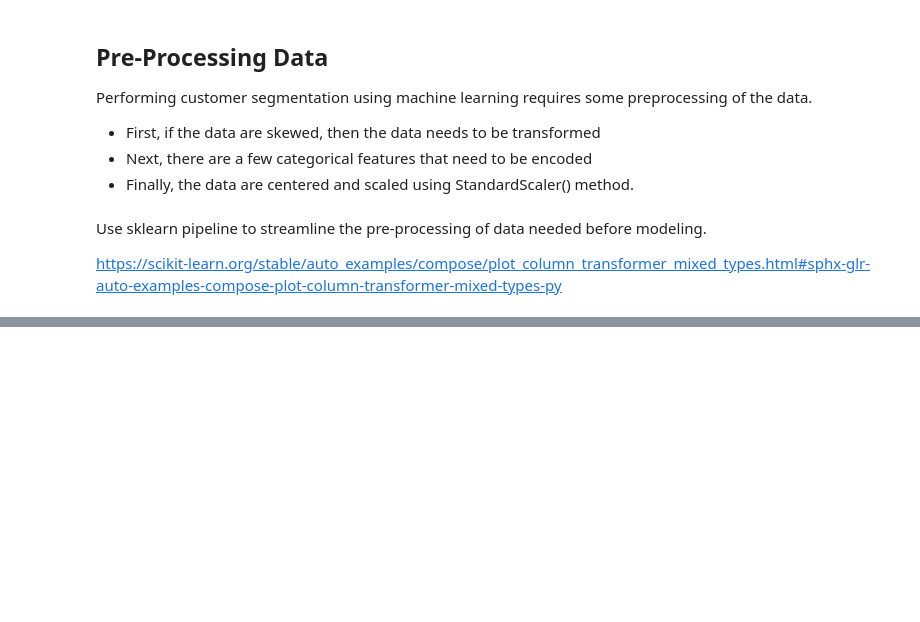
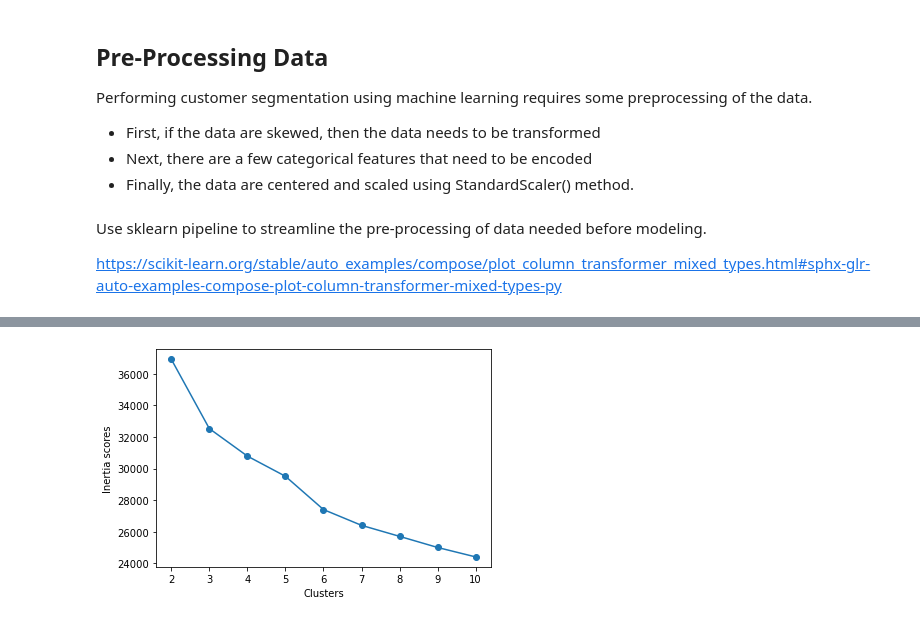
Before and after one commit to jma199/business-marketing-case-study, a Jupyter notebook: 2 segmentation.ipynb, the cells around one changed output, grey strips where cells are left out. Saved outputs shown, nothing was run; the diff lists cells and outputs as text; code cells hidden in the pictures; blank space fills up the shorter version.

```diff
--- a/2 segmentation.ipynb
+++ b/2 segmentation.ipynb
@@ -134,11 +106,9 @@ Use sklearn pipeline to streamline the pre-processing of data needed before mode
 
 https://scikit-learn.org/stable/auto_examples/compose/plot_column_transformer_mixed_types.html#sphx-glr-auto-examples-compose-plot-column-transformer-mixed-types-py
 # %%
-# use pipeline to prepare data for unsupervised learning
-
 # scale numerical features
-num_features = seg_df.select_dtypes(include=np.number)
-num_transformer = Pipeline(
+num_features = seg_df.select_dtypes(exclude="object").columns
+num_scaler = Pipeline(
     steps=[('scaler', StandardScaler())]
 )
 
@@ -152,7 +122,7 @@ ord_encoder = OrdinalEncoder()
 
 preprocessor = ColumnTransformer(
     transformers= [
-        ("num", num_transformer, num_features),
+        ("scaler", num_scaler, num_features),
         ("nom", one_hot_encoder, nom_cat),
         ("ord", ord_encoder, ord_cat)
     ]
@@ -159,0 +144,19 @@ preprocessor = ColumnTransformer(
+# %%
+prep_data = preprocessor.fit_transform(seg_df)
+# %%
+inertia_scores = []
+silhouette_scores = []
+
+for n in range(2, 11):
+    kmeans = KMeans(n_clusters = n, init="k-means++", random_state =43)
+    kmeans.fit(prep_data)
+    inertia_scores.append(kmeans.inertia_)
+    sscore = silhouette_score(prep_data, kmeans.labels_)
+    silhouette_scores.append(sscore)
+
+plt.plot(range(2, 11), inertia_scores, marker = "o")
+plt.xlabel("Clusters")
+plt.ylabel("Inertia scores")
+plt.show()
+# %% [output]
+[figure, added]
```
Also changed, not shown: parts of 17 cells of this notebook.
